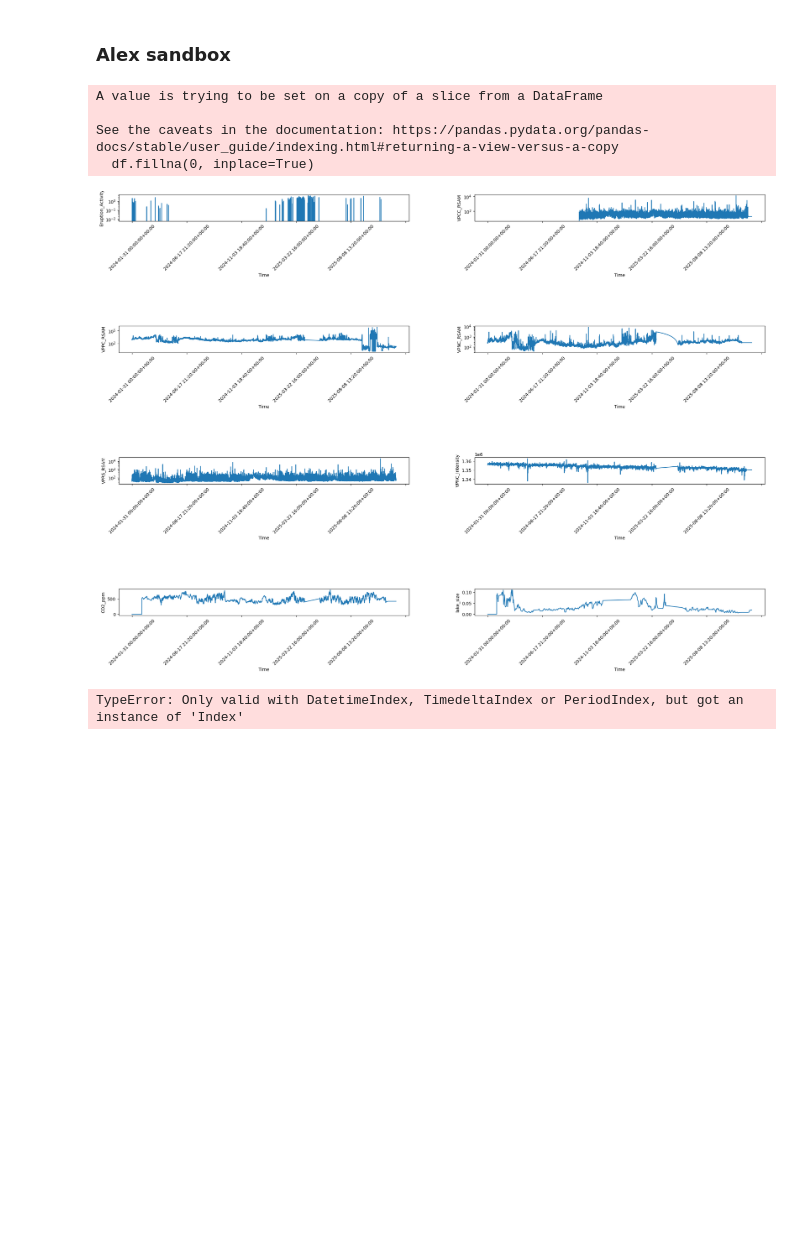
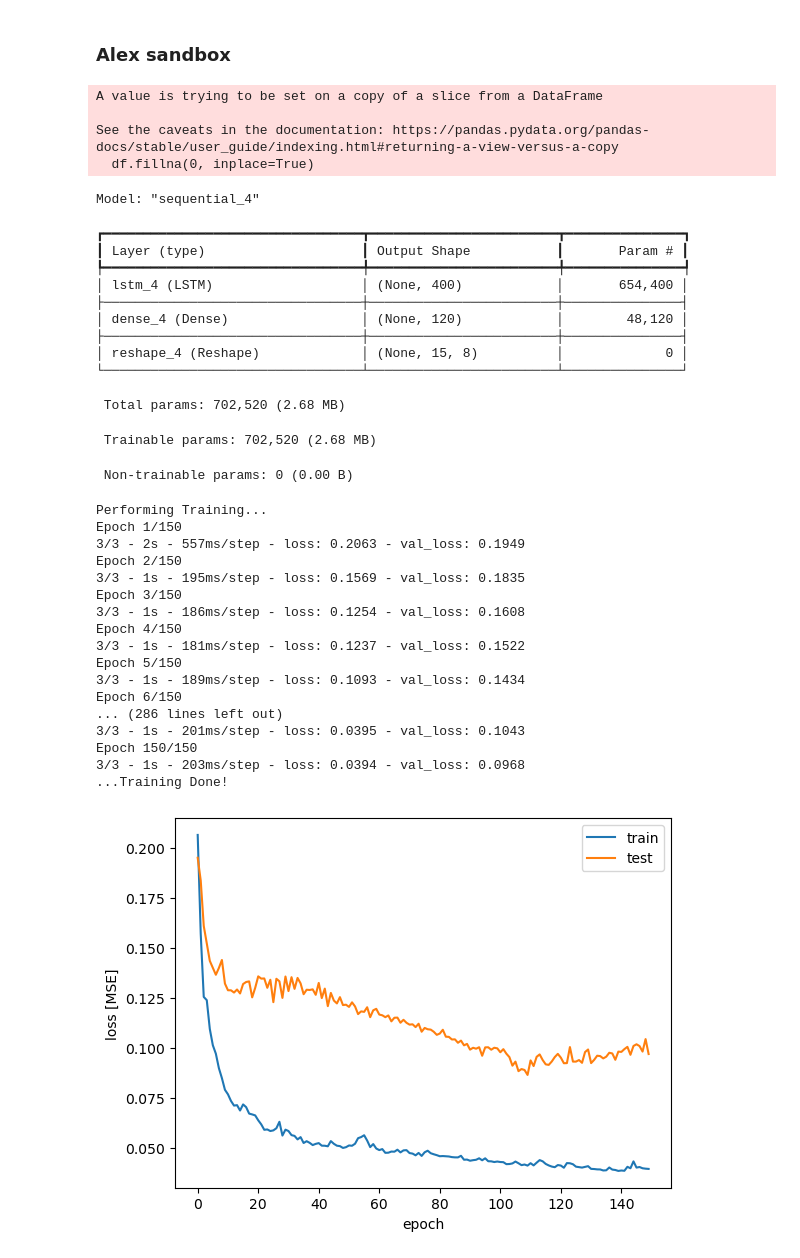
Before and after one commit to alexliebmanp/P288FinalProject, a Jupyter notebook: notebooks/lstm.ipynb, the cells around one changed output. Saved outputs shown, nothing was run; the diff lists cells and outputs as text; code cells hidden in the pictures; blank space fills up the shorter version.

```diff
--- a/notebooks/lstm.ipynb
+++ b/notebooks/lstm.ipynb
@@ -55,38 +43,58 @@ Epoch 2/2
 # %% [markdown]
 ### Alex sandbox
-# %%
-# display full data
-
-df = pd.read_csv(processed_dpath+f'dataInterpolated.csv', index_col=0)
-lstm_vars = ['Eruption_Activity', 'VPCC_RSAM', 'VPPC_RSAM', 'VPNC_RSAM', 'VPRS_RSAM', 'VPNC_Intensity', 'CO2_ppm', 'lake_size']
-
-# define model and plot data
-lstm = AVERT_LSTM(df, lstm_vars=lstm_vars)
-lstm.CreateModel(n_past=3, n_future=2, n_epochs=2)
-lstm.PlotData()
-# %% [output]
-A value is trying to be set on a copy of a slice from a DataFrame
-
-See the caveats in the documentation: https://pandas.pydata.org/pandas-docs/stable/user_guide/indexing.html#returning-a-view-versus-a-copy
-  df.fillna(0, inplace=True)
-[figure, removed]
 # %%
 # lets now try to train a model with just a subset of data, say a two month period
 #
 # for context, the example 1 variable LSTM in LSTMI.ipynb had 643,200+3,208 paramters in it, and the length of the training set was 168 time steps. This ran 150 epochs in a reasonable time.
 #
 
 df = pd.read_csv(processed_dpath+f'dataInterpolated.csv', index_col=0)
+df.index = pd.to_datetime(df.index)
 
 # cut the range and resample to one data point per hour
 df = df["2025-02-20":"2025-04-11"].resample('h').mean()
 lstm_vars = ['Eruption_Activity', 'VPCC_RSAM', 'VPPC_RSAM', 'VPNC_RSAM', 'VPRS_RSAM', 'VPNC_Intensity', 'CO2_ppm', 'lake_size']
 
 # define model and plot data
 lstm = AVERT_LSTM(df, lstm_vars=lstm_vars)
 lstm.CreateModel(n_past=30, n_future=15, n_epochs=150)
-lstm.model.summary()
-#lstm.Fit()
-#lstm.Predict()
+#lstm.model.summary()
+lstm.Fit()
+lstm.Predict()
+lstm.PlotData([lstm.df, lstm.df_pred])
 # %% [output]
-TypeError: Only valid with DatetimeIndex, TimedeltaIndex or PeriodIndex, but got an instance of 'Index'
+A value is trying to be set on a copy of a slice from a DataFrame
+
+See the caveats in the documentation: https://pandas.pydata.org/pandas-docs/stable/user_guide/indexing.html#returning-a-view-versus-a-copy
+  df.fillna(0, inplace=True)
+Model: "sequential_4"
+┏━━━━━━━━━━━━━━━━━━━━━━━━━━━━━━━━━┳━━━━━━━━━━━━━━━━━━━━━━━━┳━━━━━━━━━━━━━━━┓
+┃ Layer (type)                    ┃ Output Shape           ┃       Param # ┃
+┡━━━━━━━━━━━━━━━━━━━━━━━━━━━━━━━━━╇━━━━━━━━━━━━━━━━━━━━━━━━╇━━━━━━━━━━━━━━━┩
+│ lstm_4 (LSTM)                   │ (None, 400)            │       654,400 │
+├─────────────────────────────────┼────────────────────────┼───────────────┤
+│ dense_4 (Dense)                 │ (None, 120)            │        48,120 │
+├─────────────────────────────────┼────────────────────────┼───────────────┤
+│ reshape_4 (Reshape)             │ (None, 15, 8)          │             0 │
+└─────────────────────────────────┴────────────────────────┴───────────────┘
+ Total params: 702,520 (2.68 MB)
+ Trainable params: 702,520 (2.68 MB)
+ Non-trainable params: 0 (0.00 B)
+Performing Training...
+Epoch 1/150
+3/3 - 2s - 557ms/step - loss: 0.2063 - val_loss: 0.1949
+Epoch 2/150
+3/3 - 1s - 195ms/step - loss: 0.1569 - val_loss: 0.1835
+Epoch 3/150
+3/3 - 1s - 186ms/step - loss: 0.1254 - val_loss: 0.1608
+Epoch 4/150
+3/3 - 1s - 181ms/step - loss: 0.1237 - val_loss: 0.1522
+Epoch 5/150
+3/3 - 1s - 189ms/step - loss: 0.1093 - val_loss: 0.1434
+Epoch 6/150
+... (286 lines left out)
+3/3 - 1s - 201ms/step - loss: 0.0395 - val_loss: 0.1043
+Epoch 150/150
+3/3 - 1s - 203ms/step - loss: 0.0394 - val_loss: 0.0968
+...Training Done!
+[figure, added]
```
Also changed, not shown: parts of 5 cells of this notebook, 1 other file.
